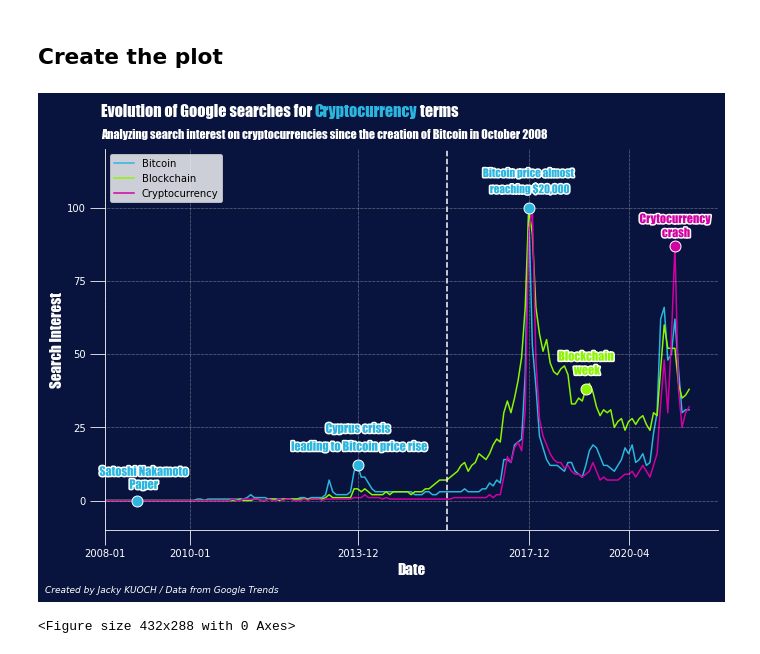
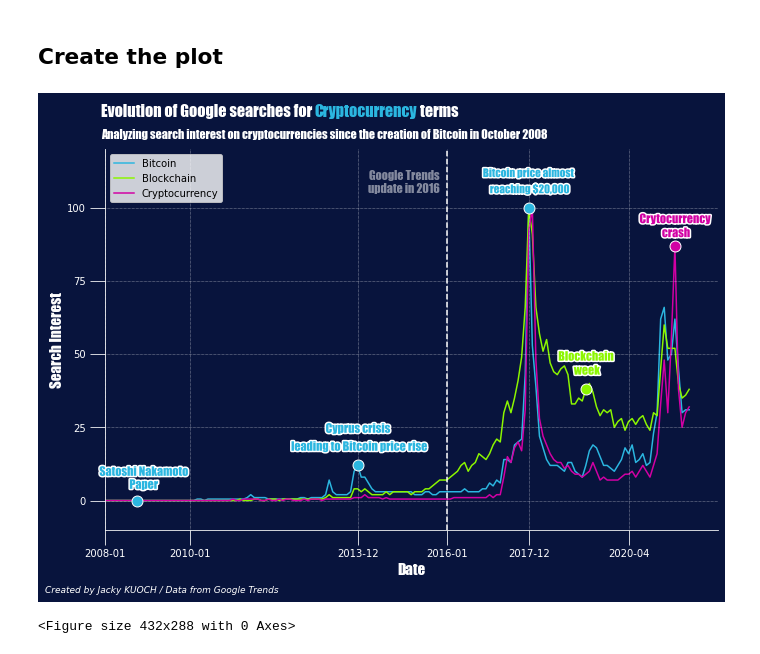
Before and after one commit to JackyKch/WhatAreAltcoins, a Jupyter notebook: coding/trends.ipynb, the cells around one changed output. Drawn from its saved outputs; the diff is of its cells as text; code cells hidden in the pictures.

Commit message:
Add details on Trends plot

```diff
--- a/coding/trends.ipynb
+++ b/coding/trends.ipynb
@@ -69,7 +69,7 @@ plt.plot(blockchain['Mois'], blockchain['Interest'], zorder=0, color="#8BF600",
 plt.plot(crypto['Mois'], crypto['Interest'], zorder=0, color="#D200A4", label = "Cryptocurrency")
 
 # Set the ticks
-plt.xticks(['2008-01', '2010-01','2013-12','2017-12','2020-04'])
+plt.xticks(['2008-01', '2010-01','2013-12','2016-01','2017-12','2020-04'])
 plt.yticks([0,25, 50, 75, 100])
 ax.set_ylim(-10,120)
 plt.xlim(xmin='2008-01')
@@ -87,38 +87,40 @@ fig.text(0.05, 0, "Created by Jacky KUOCH / Data from Google Trends",fontstyle="
 # Split the graph in two
 ax.axvline(x='2016-01', color="w", linestyle = '--')
 
+# Google Trends update
+ax.text('2015-01', 105, "Google Trends\nupdate in 2016", fontsize=12, ha="center", color="w",alpha = 0.5 , **hfont)
 
 # Add points on key dates
 
 ## Satoshi Nakamoto paper
 ax.scatter('2008-10', bitcoin.loc[bitcoin['Mois'] == "2008-11", "Interest"], s=120, color="#2bb6e0", edgecolors="w", lw=1, zorder=3 )
 satoshipaper = ax.text('2008-12', 4, "Satoshi Nakamoto\nPaper", fontsize=12, ha="center", color="#2bb6e0", **hfont)
 satoshipaper.set_path_effects([path_effects.withStroke(linewidth=3, foreground="w")])
 
 ## Cyprus banking crisis
 ax.scatter('2013-12', bitcoin.loc[bitcoin['Mois'] == "2013-12", "Interest"], s=120, color="#2bb6e0", edgecolors="w", lw=1, zorder=3 )
 cypruscrysis = ax.text('2013-12', 17, "Cyprus crisis\n leading to Bitcoin price rise", linespacing =1.7 , fontsize=12, ha="center", color="#2bb6e0", **hfont)
 cypruscrysis.set_path_effects([path_effects.withStroke(linewidth=3, foreground="w")])
 
 ## Bitcoin almost reaching $20,000
 ax.scatter('2017-12', bitcoin.loc[bitcoin['Mois'] == "2017-12", "Interest"], s=120, color="#2bb6e0", edgecolors="w", lw=1, zorder=3 )
 bitcoin2000 = ax.text('2017-12', 105, "Bitcoin price almost\n reaching $20,000", linespacing =1.7 , fontsize=11, ha="center", color="#2bb6e0", **hfont)
 bitcoin2000.set_path_effects([path_effects.withStroke(linewidth=3, foreground="w")])
 
-## Blockhain Week
+## Blockchain Week
 ax.scatter('2019-04', blockchain.loc[blockchain['Mois'] == "2019-04", "Interest"], s=120, color="#8BF600", edgecolors="w", lw=1, zorder=3 )
 bcweek = ax.text('2019-04', 43, "Blockchain\n week", linespacing =1.3, fontsize=12, ha="center", color="#8BF600", **hfont)
 bcweek.set_path_effects([path_effects.withStroke(linewidth=3, foreground="w")])
 
 ## Cryptocurrency Crash
 ax.scatter('2021-05', crypto.loc[crypto['Mois'] == "2021-05", "Interest"], s=120, color="#D200A4", edgecolors="w", lw=1, zorder=3 )
 cryptocrash = ax.text('2021-05', 90, "Crytocurrency\n crash", linespacing =1.3, fontsize=12, ha="center", color="#D200A4", **hfont)
 cryptocrash.set_path_effects([path_effects.withStroke(linewidth=3, foreground="w")])
 
 plt.legend(loc='upper left')
 
 plt.show()
 plt.tight_layout()
 # %% [output]
-[figure, old version]
+[figure, new version]
 <Figure size 432x288 with 0 Axes>
```
